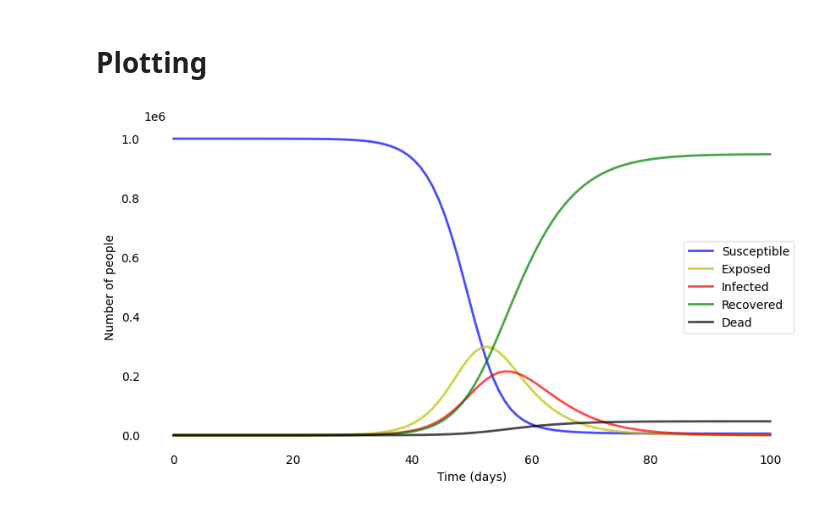
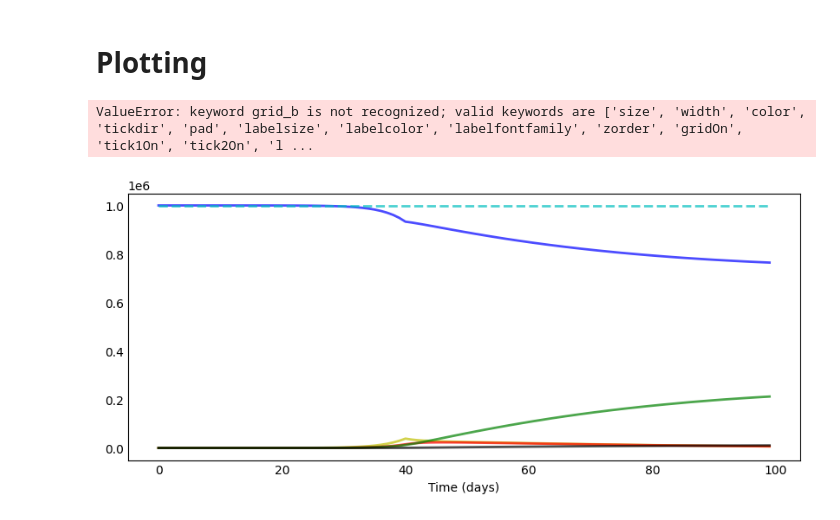
Before and after one commit to 21Blix/Infectious-Disease-Modelling, a Jupyter notebook: Week_2/Week_2.ipynb, the cells around one changed output. Cells and saved outputs as stored; diff of their text form; code cells hidden in the pictures.

```diff
--- a/Week_2/Week_2.ipynb
+++ b/Week_2/Week_2.ipynb
@@ -33,8 +76,8 @@ def plotsir(t, S, E, I, R, D):
 # %%
 def deriv(y, t, N, beta, gamma, delta, alpha, rho):
     S, E, I, R, D = y
-    dSdt = -beta * S * I / N
-    dEdt = beta * S * I / N - delta * E
+    dSdt = -beta(t) * S * I / N
+    dEdt = beta(t) * S * I / N - delta * E
     dIdt = delta * E - (1 - alpha) * gamma * I - alpha * rho * I
     dRdt = (1 - alpha) * gamma * I
     dDdt = alpha * rho * I
@@ -42,26 +85,30 @@ def deriv(y, t, N, beta, gamma, delta, alpha, rho):
 # %% [markdown]
 # Initial Conditions
 # %%
+L=40
 N = 1000000 # Total no. of people
 D = 4.0 # no. of days the infection lasts
 gamma = 1.0 / D # recovery rate
 delta = 1.0/5.0 #incubation period
-R_0 = 5.0 # beta / gamma = R_0
-beta = R_0 * gamma  # no. of people an infected person can infect
+def R_0(t):
+    return 5.0 if t < L else 0.9
+def beta(t): # no. of people an infected person can infect
+    return R_0(t) * gamma
 alpha = 0.1 # death rate
 rho = 1/9 # days until death from infection
 S0, E0, I0, R0, D0 = N-1 , 1, 0, 0, 0  # initial conditions
 # %% [markdown]
 # Solving the ODE
 # %%
-t = np.linspace(0, 100, 100) # Grid of time points (in days)
+t = np.linspace(0, 99, 100) # Grid of time points (in days)
 y0 = S0, E0, I0, R0, D0 # Initial conditions vector
 
-ret = odeint(deriv, y0, t, args=(N, beta, gamma, delta, alpha, rho)) # integrating
+ret = odeint(deriv, y0, t, args=(N, beta, gamma, delta, alpha, rho))
 S, E, I, R, D = ret.T
 # %% [markdown]
 # Plotting
 # %%
-plotsir(t, S, E, I, R, D)
+plotseird(t, S, E, I, R, D, L)
 # %% [output]
+ValueError: keyword grid_b is not recognized; valid keywords are ['size', 'width', 'color', 'tickdir', 'pad', 'labelsize', 'labelcolor', 'labelfontfamily', 'zorder', 'gridOn', 'tick1On', 'tick2On', 'l ...
-[figure, old version]
+[figure, new version]
```
Also changed, not shown: parts of 1 cell of this notebook.
